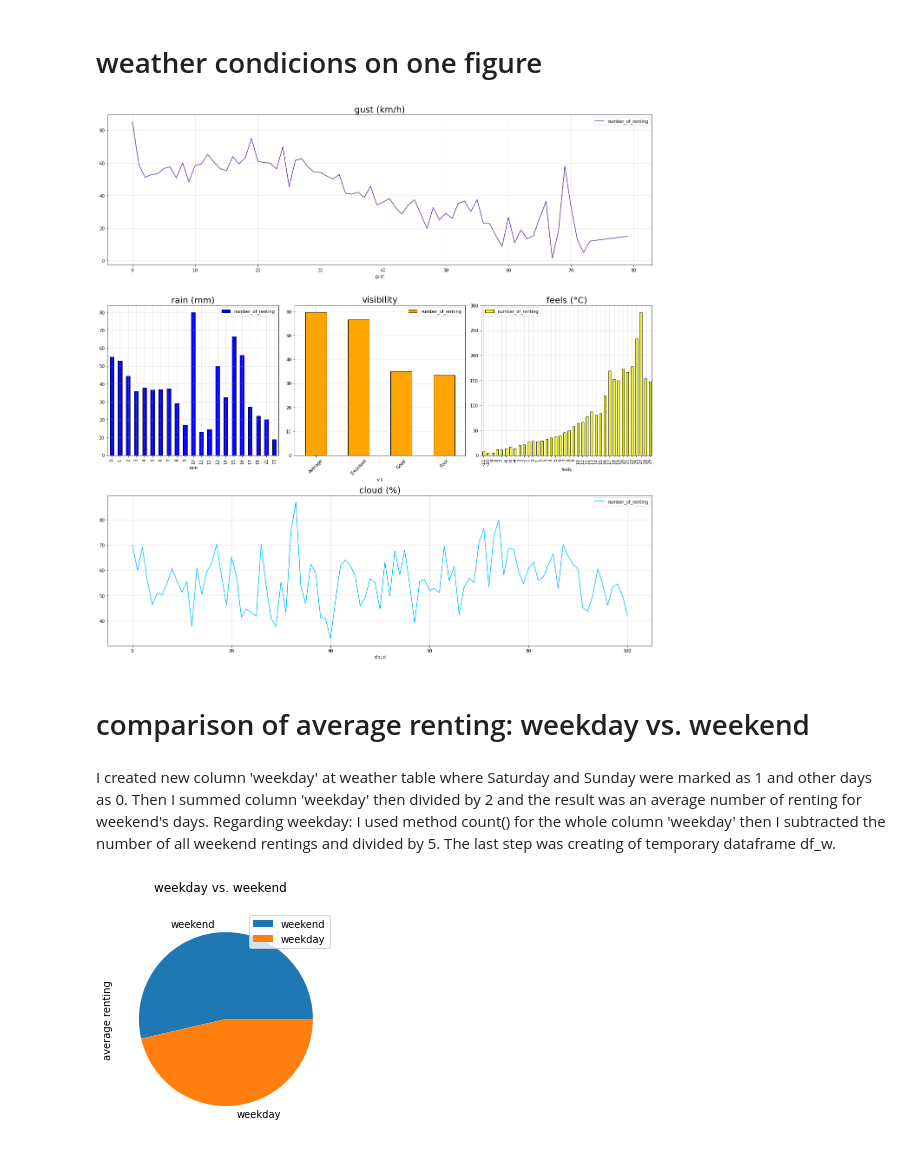
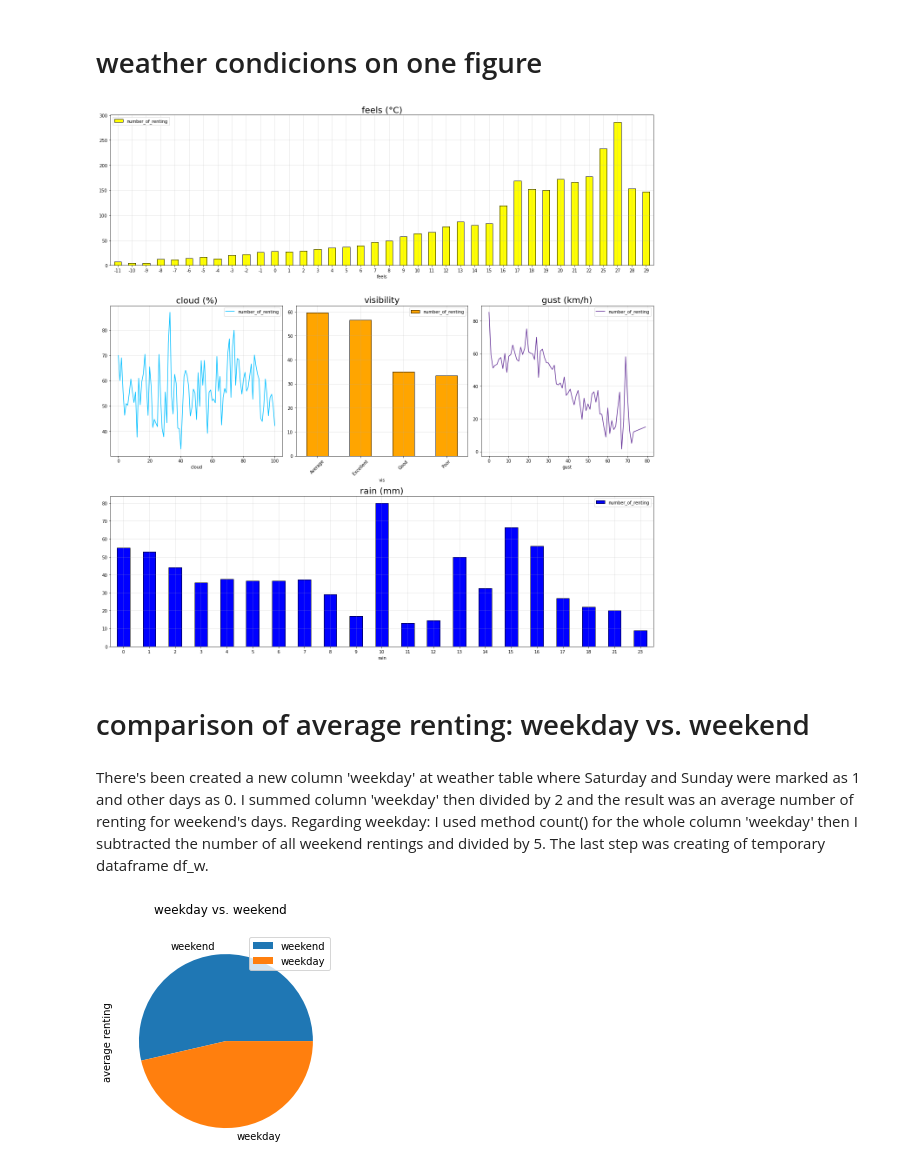
Before and after one commit to carlos108108/Just_Eat_Cycles_project, a Jupyter notebook: Edinburgh.ipynb, the cells around one changed output. Cells and saved outputs as stored; diff of their text form; code cells hidden in the pictures.

```diff
--- a/Edinburgh.ipynb
+++ b/Edinburgh.ipynb
@@ -187,42 +237,42 @@ Similar like rain: it doesn't matter if it's cloudy or not
 # %%
 def weather_table(variable:str):
     df1 = (e_weather_df.query("date > '2018-09-14'")
            .groupby(variable).count()[['time']]
            .rename(columns={'time': 'weather_count'}))
     df2 = final_df.groupby(variable).count()[['index']].rename(columns={'index': 'final_df_count'})
     df = df1.join(df2)
     df['number_of_renting'] = df['final_df_count'] / df['weather_count']
     return df
 
 fig = plt.figure(figsize=(18,18))
 ax1 = plt.subplot2grid( (3,3), (0,0), colspan=3 )
 ax2 = plt.subplot2grid( (3,3), (1,0) )
 ax3 = plt.subplot2grid( (3,3), (1,1) )
 ax4 = plt.subplot2grid( (3,3), (1,2) )
 ax5 = plt.subplot2grid( (3,3), (2,0), colspan=3 )
 
 
-weather_table('gust')[['number_of_renting']].plot.line(color='rebeccapurple', ax=ax1);
-weather_table('rain')[['number_of_renting']].plot.bar(rot=90, color='blue', edgecolor='k', ax=ax2);
+weather_table('gust')[['number_of_renting']].plot.line(color='rebeccapurple', ax=ax4);
+weather_table('rain')[['number_of_renting']].plot.bar(rot=0, color='blue', edgecolor='k', ax=ax5);
 weather_table('vis')[['number_of_renting']].plot.bar(rot=45, color='orange', edgecolor='k', ax=ax3);
-weather_table('feels')[['number_of_renting']].plot.bar(rot=90, color='yellow', edgecolor='k', ax=ax4);
-weather_table('cloud')[['number_of_renting']].plot.line(color='deepskyblue', ax=ax5);
+weather_table('feels')[['number_of_renting']].plot.bar(rot=0, color='yellow', edgecolor='k', ax=ax1);
+weather_table('cloud')[['number_of_renting']].plot.line(color='deepskyblue', ax=ax2);
 
-ax1.set_title(label='gust (km/h)', fontsize=20);
-ax2.set_title(label='rain (mm)', fontsize = 20);
+ax4.set_title(label='gust (km/h)', fontsize=20);
+ax5.set_title(label='rain (mm)', fontsize = 20);
 ax3.set_title(label='visibility', fontsize = 20);
-ax4.set_title(label='feels (°C)', fontsize = 20);
-ax5.set_title(label='cloud (%)', fontsize = 20);
+ax1.set_title(label='feels (°C)', fontsize = 20);
+ax2.set_title(label='cloud (%)', fontsize = 20);
 
 [tbl.grid(alpha=.4) for tbl in (ax1, ax2, ax3, ax4, ax5)]
 
 plt.tight_layout()
 # %% [output]
-[figure, old version]
+[figure, new version]
 # %% [markdown]
 # comparison of average renting: weekday vs. weekend
 # %% [markdown]
-I created new column 'weekday' at weather table where Saturday and Sunday were marked as 1 and other days as 0. Then I summed column 'weekday' then divided by 2 and the result was an average number of renting for weekend's days. Regarding weekday: I used method count() for the whole column 'weekday' then I subtracted the number of all weekend rentings and divided by 5. The last step was creating of temporary dataframe df_w.
+There's been created a new column 'weekday' at weather table where Saturday and Sunday were marked as 1 and other days as 0. I summed column 'weekday' then divided by 2 and the result was an average number of renting for weekend's days. Regarding weekday: I used method count() for the whole column 'weekday' then I subtracted the number of all weekend rentings and divided by 5. The last step was creating of temporary dataframe df_w.
 # %%
 data = [[final_df['weekday'].sum()/2], [(final_df['weekday'].count()-final_df['weekday'].sum())/5] ]
 columns = ['average renting']
```
Also changed, not shown: parts of 16 cells of this notebook.
